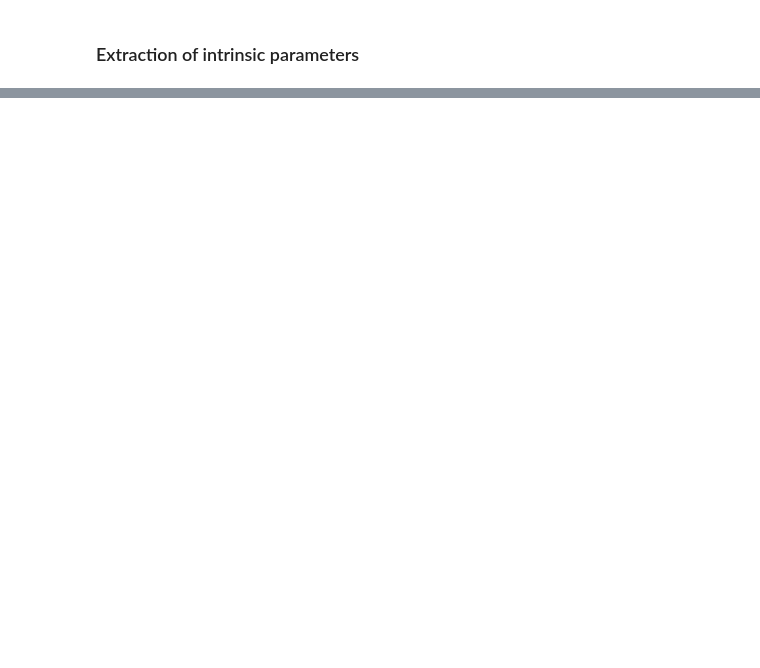
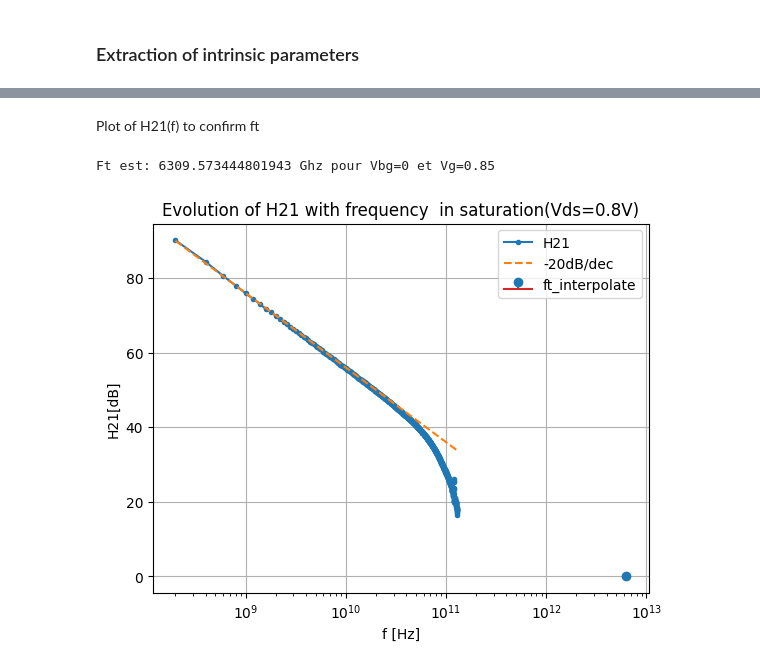
Before and after one commit to nonoswagman/LELEC2541, a Jupyter notebook: ExtractParameters.ipynb, the cells around one changed output, grey strips where cells are left out. Drawn from its saved outputs; the diff is of its cells as text; code cells hidden in the pictures; blank space fills up the shorter version.

```diff
--- a/ExtractParameters.ipynb
+++ b/ExtractParameters.ipynb
@@ -514,0 +611,61 @@ ft : 326.71GHz, fmax : 367.63 GHz
+# %% [markdown]
+Plot of H21(f) to confirm ft
+# %%
+def get_H21(measurements, open, Vth,vg_use_for_ft, Rse=0, Rge=0, Rde=0, Cgse=0, Cdse=0, Cgde=0):
+
+    # Retrieving the parameters
+    data = mdm_reader_extract(measurements) # data[i] is the i'th block of the file
+    len_data = len(data)
+    len_col = len(data[0])
+    freq = data[0][:, 0]
+
+
+    # Construction of the series matrix:
+    Z_series = np.array([[Rge+Rse, Rse], [Rse, Rde+Rse]])
+
+    Vg = np.zeros(len_data)
+    Vd = np.zeros(len_data)
+
+    Z11, Z12, Z21, Z22 = deEmbedding(measurements, open)
+
+    # We iterate on each bias point to get Vg and Vd
+    for i in range(len_data):
+        dummy, info = mdm_reader_index(measurements, i)
+        Vg[i] = float(info[1].split()[-1])
+        Vd[i] = float(info[0].split()[-1])
+
+    Vg_indice=list(Vg).index(vg_use_for_ft)
+
+    # Retrieve series matrix from total Z matrix to get DUT Z-matrix
+    Z11 -= Z_series[0,0]
+    Z12 -= Z_series[0,1]
+    Z21 -= Z_series[1,0]
+    Z22 -= Z_series[1,1]
+
+    Delta = Z11 * Z22 - Z12 * Z21
+    H11 = Z22 / Delta
+    H12 = (Delta * Z12) / Delta
+    H21 = (Delta * Z21) / Delta
+    H22 = Z11 / Delta
+
+    H21=H21[Vg_indice]
+    return H21,freq
+
+
+H210,freq = get_H21(Vbg0, open_measurements, 0.29,0.85, Rse, Rge, Rde, Cgse, Cdse, Cgde)
+ft=10**(256/20)
+print("Ft est:",ft*10**-9,"Ghz pour Vbg=0 et Vg=0.85")
+plt.semilogx(freq, 20*np.log10(np.abs(H210)), ".-", label='H21')
+plt.semilogx(freq, -20*np.log10(freq)+256, "--", label='-20dB/dec')#256 found to superpose the slope of the straight line
+plt.stem(ft,0,label="ft_interpolate")
+plt.grid()
+
+plt.title("Evolution of H21 with frequency  in saturation(Vds=0.8V)")
+plt.legend()
+
+plt.xlabel("f [Hz]")
+plt.ylabel("H21[dB]")
+plt.show()
+# %% [output]
+Ft est: 6309.573444801943 Ghz pour Vbg=0 et Vg=0.85
+[figure, added]
```
Also changed, not shown: parts of 12 cells of this notebook.
